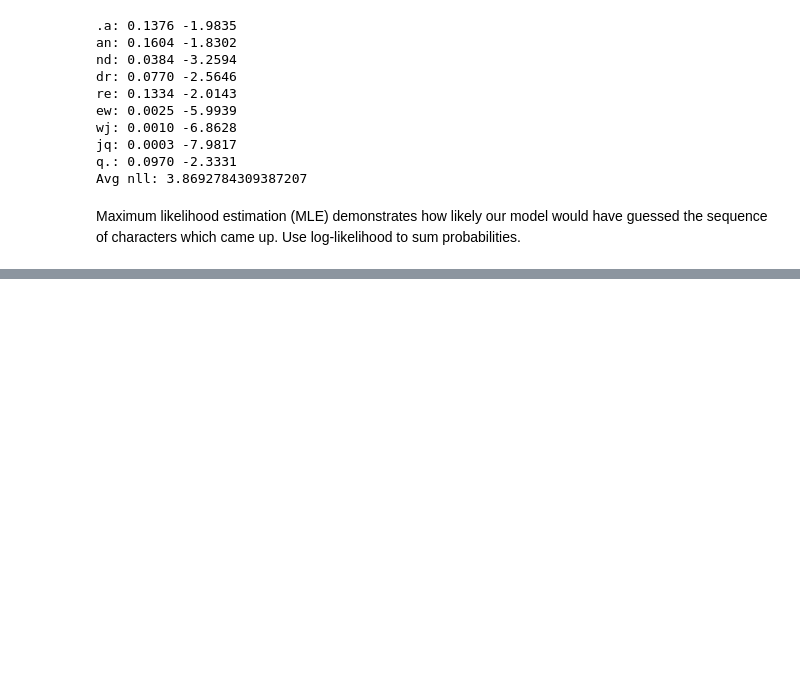
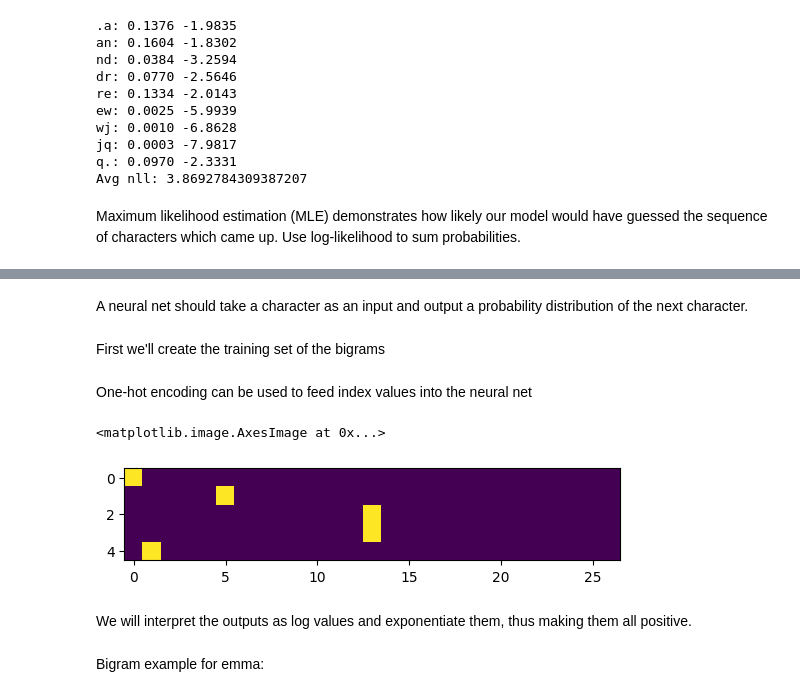
Before and after one commit to andrewLavelle/my-makemore, a Jupyter notebook: my-makemore.ipynb, the cells around one changed output, grey strips where cells are left out. Drawn from its saved outputs; the diff is of its cells as text; code cells hidden in the pictures; blank space fills up the shorter version.

Commit message:
Gradient-based training implementation

```diff
--- a/my-makemore.ipynb
+++ b/my-makemore.ipynb
@@ -152,0 +155,31 @@ Maximum likelihood estimation (MLE) demonstrates how likely our model would have
+# %% [markdown]
+A neural net should take a character as an input and output a probability distribution of the next character.
+# %% [markdown]
+First we'll create the training set of the bigrams
+# %%
+xs, ys = [], []
+
+for w in words[:1]:
+    chs = ['.'] + list(w) + ['.']
+    for ch1, ch2 in zip(chs, chs[1:]):
+        idx1 = stoi[ch1]
+        idx2 = stoi[ch2]
+        xs.append(idx1)
+        ys.append(idx2)
+
+xs = torch.tensor(xs)
+ys = torch.tensor(ys)
+# %% [markdown]
+One-hot encoding can be used to feed index values into the neural net
+# %%
+import torch.nn.functional as F
+x_enc = F.one_hot(xs, num_classes=27).float()
+# %%
+plt.imshow(x_enc)
+# %% [output]
+<matplotlib.image.AxesImage at 0x...>
+[figure, added]
+# %% [markdown]
+We will interpret the outputs as log values and exponentiate them, thus making them all positive.
+# %% [markdown]
+Bigram example for emma:
```
Also changed, not shown: parts of 13 cells of this notebook.
